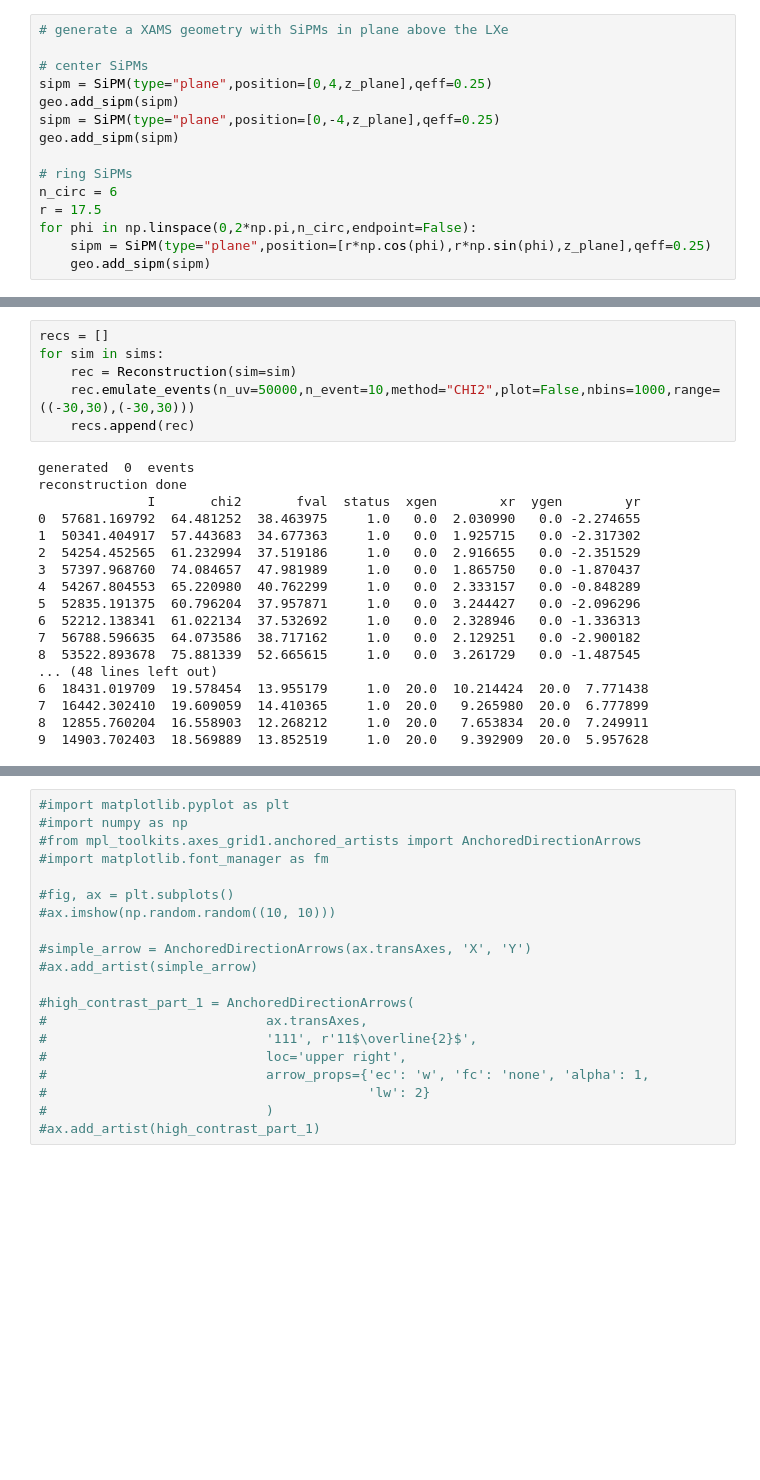
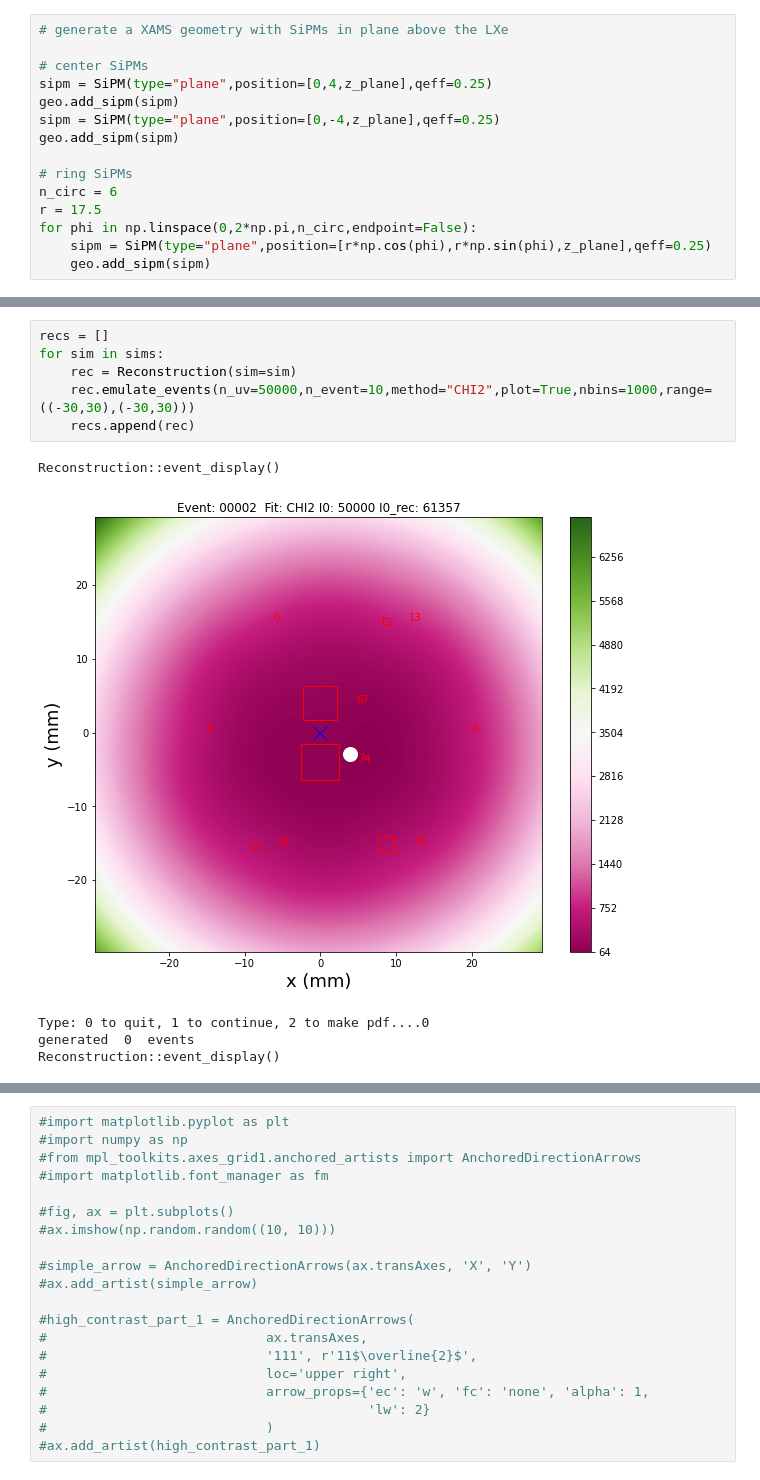
Before and after one commit to LeonoraIrene/SiPM, a Jupyter notebook: Test.ipynb, the cells around one changed output, grey strips where cells are left out. Saved outputs shown, nothing was run; the diff lists cells and outputs as text; blank space fills up the shorter version.

```diff
--- a/Test.ipynb
+++ b/Test.ipynb
@@ -66,24 +70,12 @@ event generation done
 # %%
 recs = []
 for sim in sims:
     rec = Reconstruction(sim=sim)
-    rec.emulate_events(n_uv=50000,n_event=10,method="CHI2",plot=False,nbins=1000,range=((-30,30),(-30,30)))
+    rec.emulate_events(n_uv=50000,n_event=10,method="CHI2",plot=True,nbins=1000,range=((-30,30),(-30,30)))
     recs.append(rec)
 # %% [output]
-generated  0  events
-reconstruction done
-              I       chi2       fval  status  xgen        xr  ygen        yr
-0  57681.169792  64.481252  38.463975     1.0   0.0  2.030990   0.0 -2.274655
-1  50341.404917  57.443683  34.677363     1.0   0.0  1.925715   0.0 -2.317302
-2  54254.452565  61.232994  37.519186     1.0   0.0  2.916655   0.0 -2.351529
-3  57397.968760  74.084657  47.981989     1.0   0.0  1.865750   0.0 -1.870437
-4  54267.804553  65.220980  40.762299     1.0   0.0  2.333157   0.0 -0.848289
-5  52835.191375  60.796204  37.957871     1.0   0.0  3.244427   0.0 -2.096296
-6  52212.138341  61.022134  37.532692     1.0   0.0  2.328946   0.0 -1.336313
-7  56788.596635  64.073586  38.717162     1.0   0.0  2.129251   0.0 -2.900182
-8  53522.893678  75.881339  52.665615     1.0   0.0  3.261729   0.0 -1.487545
-... (48 lines left out)
-6  18431.019709  19.578454  13.955179     1.0  20.0  10.214424  20.0  7.771438
-7  16442.302410  19.609059  14.410365     1.0  20.0   9.265980  20.0  6.777899
-8  12855.760204  16.558903  12.268212     1.0  20.0   7.653834  20.0  7.249911
-9  14903.702403  18.569889  13.852519     1.0  20.0   9.392909  20.0  5.957628
+Reconstruction::event_display()
+[figure, added]
+Type: 0 to quit, 1 to continue, 2 to make pdf....0
+generated  0  events
+Reconstruction::event_display()
```
Also changed, not shown: parts of 4 cells of this notebook, 4 other files.
